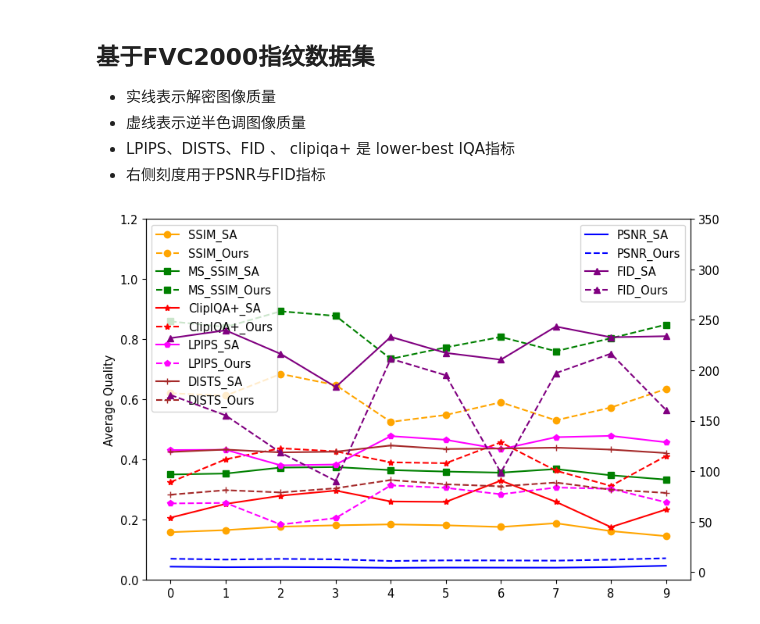
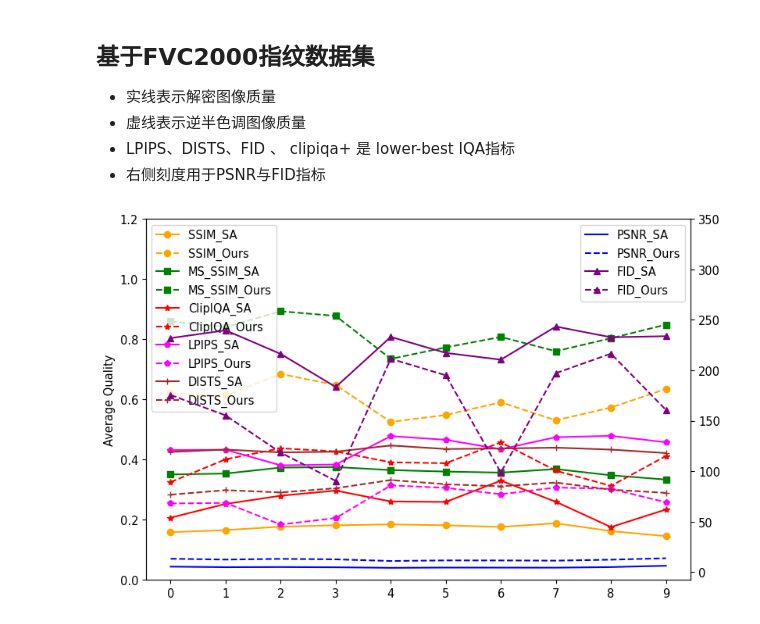
Before and after one commit to Kenny3Shen/Machine_Learning, a Jupyter notebook: facial_halftone/iht-pyiqa-sadcnn.ipynb, the cells around one changed output. Drawn from its saved outputs; the diff is of its cells as text; code cells hidden in the pictures.

```diff
--- a/facial_halftone/iht-pyiqa-sadcnn.ipynb
+++ b/facial_halftone/iht-pyiqa-sadcnn.ipynb
@@ -232,33 +232,33 @@ ax2.plot(list(average_quality.keys()), [quality['psnr2'] for quality in average_
 ax1.plot(list(average_quality.keys()), [quality['ssim1'] for quality in average_quality.values()], '-o', color='orange', label='SSIM_SA')
 ax1.plot(list(average_quality.keys()), [quality['ssim2'] for quality in average_quality.values()], '--o', color='orange', label='SSIM_Ours')
 
 ax1.plot(list(average_quality.keys()), [quality['ms_ssim1'] for quality in average_quality.values()], '-s', color='green', label='MS_SSIM_SA')
 ax1.plot(list(average_quality.keys()), [quality['ms_ssim2'] for quality in average_quality.values()], '--s', color='green', label='MS_SSIM_Ours')
 
-ax1.plot(list(average_quality.keys()), [quality['clip_iqa1'] for quality in average_quality.values()], '-*', color='red', label='ClipIQA+_SA')
-ax1.plot(list(average_quality.keys()), [quality['clip_iqa2'] for quality in average_quality.values()], '--*', color='red', label='ClipIQA+_Ours')
+ax1.plot(list(average_quality.keys()), [quality['clip_iqa1'] for quality in average_quality.values()], '-*', color='red', label='ClipIQA_SA')
+ax1.plot(list(average_quality.keys()), [quality['clip_iqa2'] for quality in average_quality.values()], '--*', color='red', label='ClipIQA_Ours')
 
 ax2.plot(list(average_quality.keys()), [quality['fid1'] for quality in average_quality.values()], '-^', color='purple', label='FID_SA')
 ax2.plot(list(average_quality.keys()), [quality['fid2'] for quality in average_quality.values()], '--^', color='purple', label='FID_Ours')
 
 ax1.plot(list(average_quality.keys()), [quality['lpips1'] for quality in average_quality.values()], '-p', color='magenta', label='LPIPS_SA')
 ax1.plot(list(average_quality.keys()), [quality['lpips2'] for quality in average_quality.values()], '--p', color='magenta', label='LPIPS_Ours')
 
 ax1.plot(list(average_quality.keys()), [quality['dists1'] for quality in average_quality.values()], '-+', color='brown', label='DISTS_SA')
 ax1.plot(list(average_quality.keys()), [quality['dists2'] for quality in average_quality.values()], '--+', color='brown', label='DISTS_Ours')
 
 # Add labels to the y-axes
 ax1.set_ylabel('Average Quality')
 # Add a legend
 ax1.legend(loc='upper left', fontsize='10.5')
 ax2.legend(loc='upper right', fontsize='10.5')
 
 ax1.set_yticks(np.arange(0, 1.4, 0.2))  # Set y-ticks for ax1
 ax2.set_yticks(np.arange(0, 400, 50))  # Set y-ticks for ax2
 ax1.set_xticks(np.arange(0, 10))
 
 plt.savefig('my_figure.pdf', dpi=500)
 plt.savefig('my_figure.png', dpi=500)
 plt.show()
 # %% [output]
-[figure, old version]
+[figure, new version]
```
Also changed, not shown: parts of 3 cells of this notebook.
